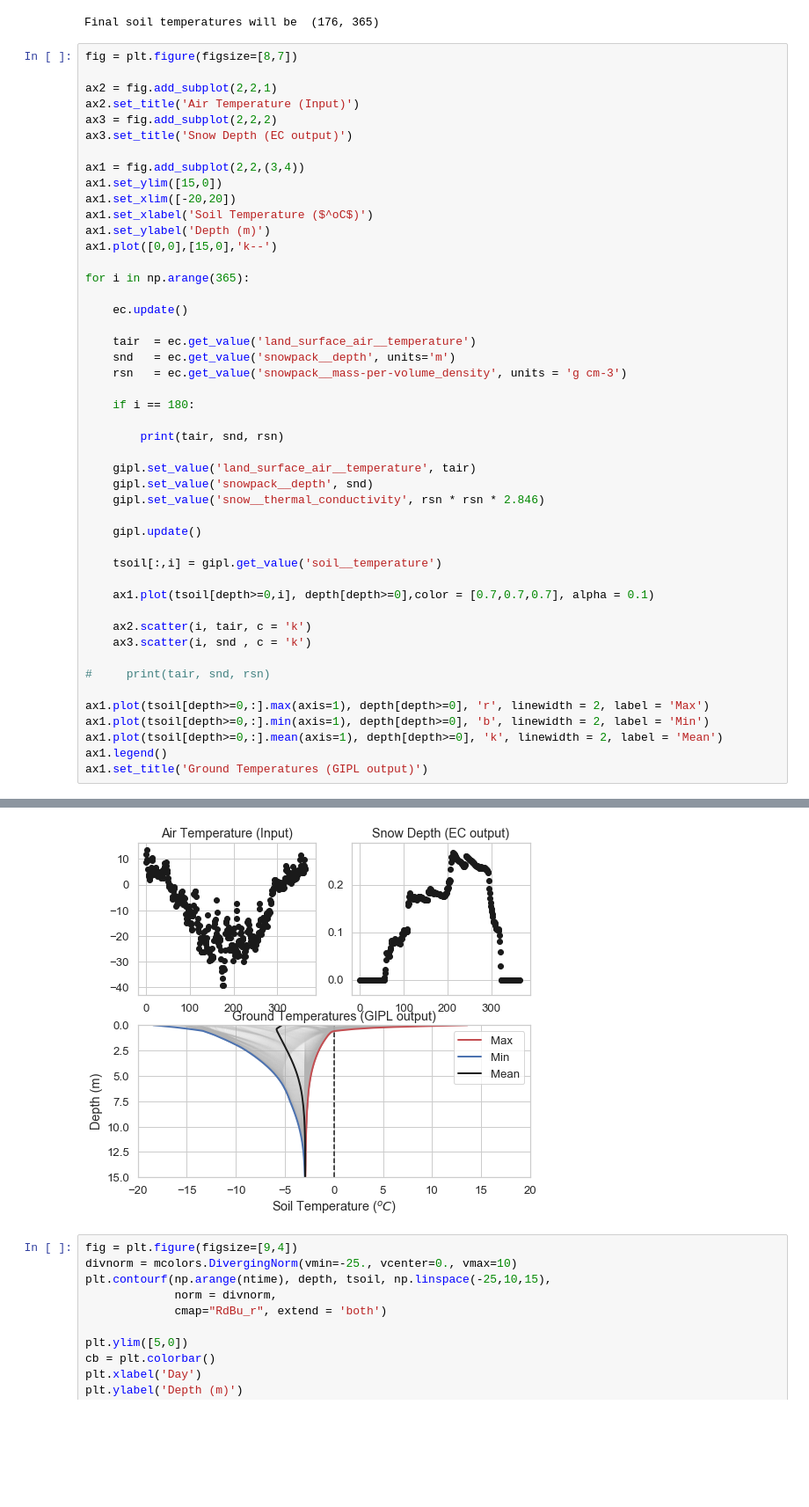
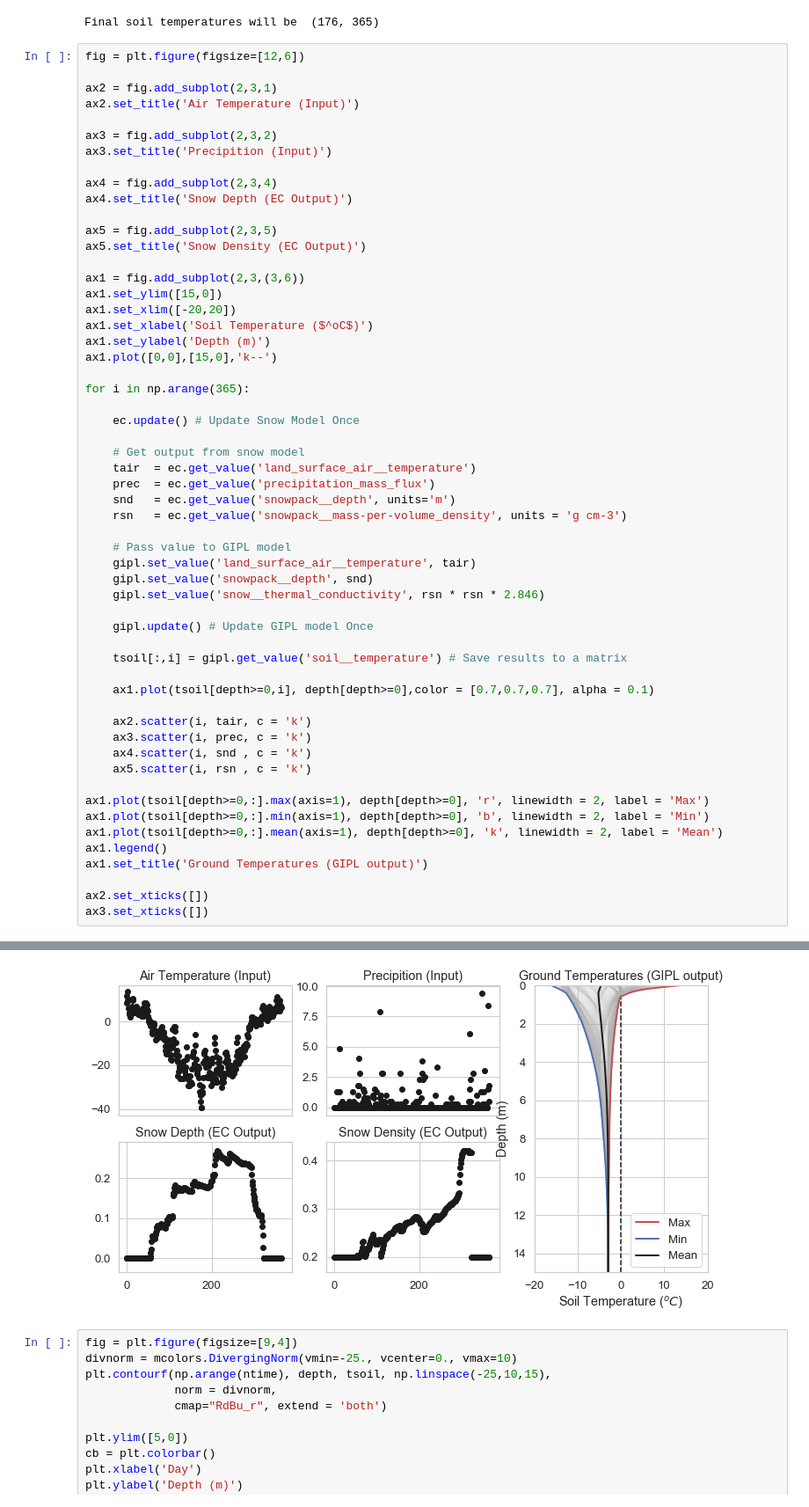
Before and after one commit to wk1984/GIPL-BMI-Fortran, a Jupyter notebook: Notebooks/Example_02_GIPL_ECSimpleSnow.ipynb, the cells around one changed output, grey strips where cells are left out. Shown at 88% size. Drawn from its saved outputs; the diff is of its cells as text; blank space fills up the shorter version.

```diff
--- a/Notebooks/Example_02_GIPL_ECSimpleSnow.ipynb
+++ b/Notebooks/Example_02_GIPL_ECSimpleSnow.ipynb
@@ -66,14 +69,21 @@ print('Final soil temperatures will be ', tsoil.shape)
 # %% [output]
 Final soil temperatures will be  (176, 365)
 # %%
-fig = plt.figure(figsize=[8,7])
+fig = plt.figure(figsize=[12,6])
 
-ax2 = fig.add_subplot(2,2,1)
+ax2 = fig.add_subplot(2,3,1)
 ax2.set_title('Air Temperature (Input)')
-ax3 = fig.add_subplot(2,2,2)
-ax3.set_title('Snow Depth (EC output)')
 
-ax1 = fig.add_subplot(2,2,(3,4))
+ax3 = fig.add_subplot(2,3,2)
+ax3.set_title('Precipition (Input)')
+
+ax4 = fig.add_subplot(2,3,4)
+ax4.set_title('Snow Depth (EC Output)')
+
+ax5 = fig.add_subplot(2,3,5)
+ax5.set_title('Snow Density (EC Output)')
+
+ax1 = fig.add_subplot(2,3,(3,6))
 ax1.set_ylim([15,0])
 ax1.set_xlim([-20,20])
 ax1.set_xlabel('Soil Temperature ($^oC$)')
@@ -82,34 +92,36 @@ ax1.plot([0,0],[15,0],'k--')
 
 for i in np.arange(365):
 
-    ec.update()
+    ec.update() # Update Snow Model Once
 
+    # Get output from snow model
     tair  = ec.get_value('land_surface_air__temperature')
+    prec  = ec.get_value('precipitation_mass_flux')
     snd   = ec.get_value('snowpack__depth', units='m')
     rsn   = ec.get_value('snowpack__mass-per-volume_density', units = 'g cm-3')
 
-    if i == 180:
-
-        print(tair, snd, rsn)
-
+    # Pass value to GIPL model
     gipl.set_value('land_surface_air__temperature', tair)
     gipl.set_value('snowpack__depth', snd)
     gipl.set_value('snow__thermal_conductivity', rsn * rsn * 2.846)
 
-    gipl.update()
+    gipl.update() # Update GIPL model Once
 
-    tsoil[:,i] = gipl.get_value('soil__temperature')
+    tsoil[:,i] = gipl.get_value('soil__temperature') # Save results to a matrix
 
     ax1.plot(tsoil[depth>=0,i], depth[depth>=0],color = [0.7,0.7,0.7], alpha = 0.1)
 
     ax2.scatter(i, tair, c = 'k')
-    ax3.scatter(i, snd , c = 'k')
-
-#     print(tair, snd, rsn)
+    ax3.scatter(i, prec, c = 'k')
+    ax4.scatter(i, snd , c = 'k')
+    ax5.scatter(i, rsn , c = 'k')
 
 ax1.plot(tsoil[depth>=0,:].max(axis=1), depth[depth>=0], 'r', linewidth = 2, label = 'Max')
 ax1.plot(tsoil[depth>=0,:].min(axis=1), depth[depth>=0], 'b', linewidth = 2, label = 'Min')
 ax1.plot(tsoil[depth>=0,:].mean(axis=1), depth[depth>=0], 'k', linewidth = 2, label = 'Mean')
 ax1.legend()
 ax1.set_title('Ground Temperatures (GIPL output)')
+
+ax2.set_xticks([])
+ax3.set_xticks([])
 # %% [output]
@@ -118,4 +129,4 @@ Text(0.5, 1.0, 'Ground Temperatures (GIPL output)')
-[figure, old version]
+[figure, new version]
 # %%
 fig = plt.figure(figsize=[9,4])
 divnorm = mcolors.DivergingNorm(vmin=-25., vcenter=0., vmax=10)
```
Also changed, not shown: parts of 6 cells of this notebook, 1 other file.
